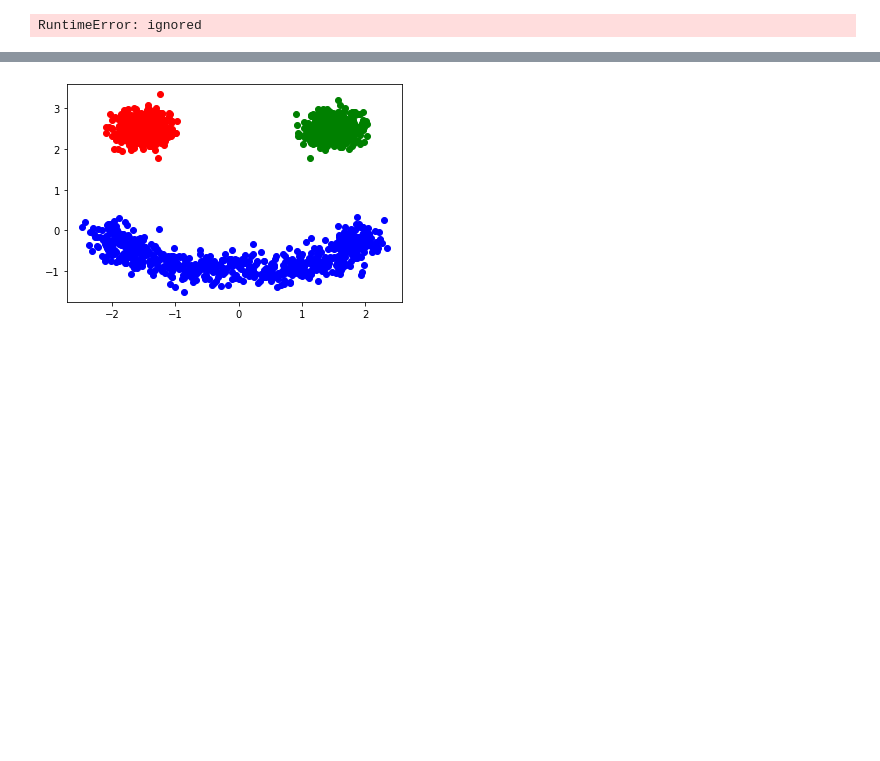
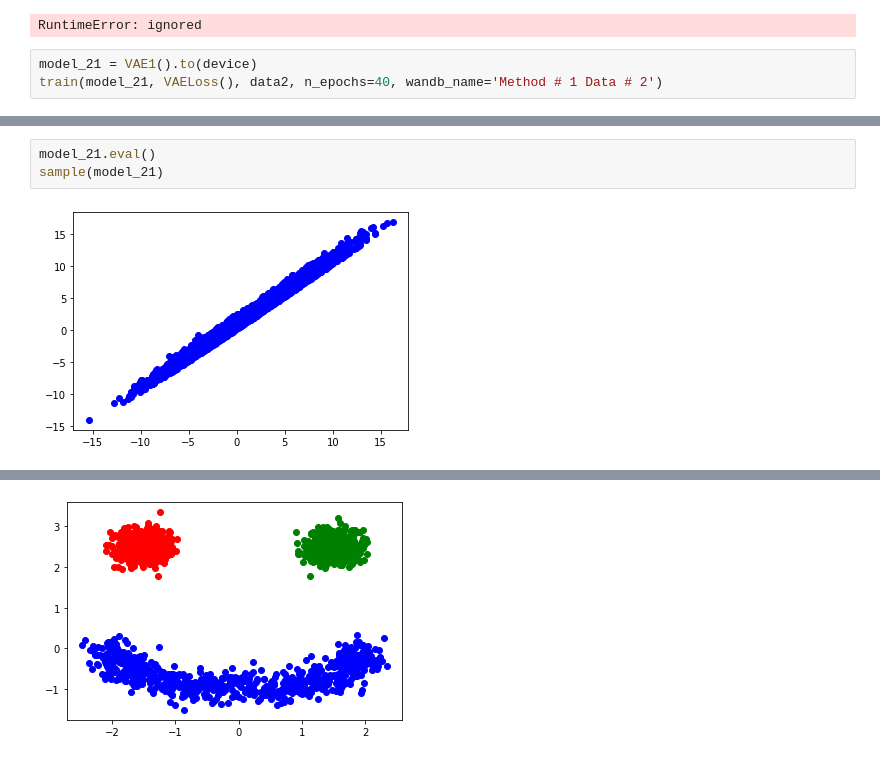
Before and after one commit to iisuslik43/dul, a Jupyter notebook: hw3.ipynb, the cells around one changed output, grey strips where cells are left out. Drawn from its saved outputs; the diff is of its cells as text; blank space fills up the shorter version.

```diff
--- a/hw3.ipynb
+++ b/hw3.ipynb
@@ -295,3 +252,6 @@ model_12.train()
 sample(model_12)
 # %% [output]
 RuntimeError: ignored
+# %%
+model_21 = VAE1().to(device)
+train(model_21, VAELoss(), data2, n_epochs=40, wandb_name='Method # 1 Data # 2')
@@ -302,0 +271,5 @@ plt.show()
+# %%
+model_21.eval()
+sample(model_21)
+# %% [output]
+[figure, added]
```
Also changed, not shown: parts of 13 cells of this notebook.
